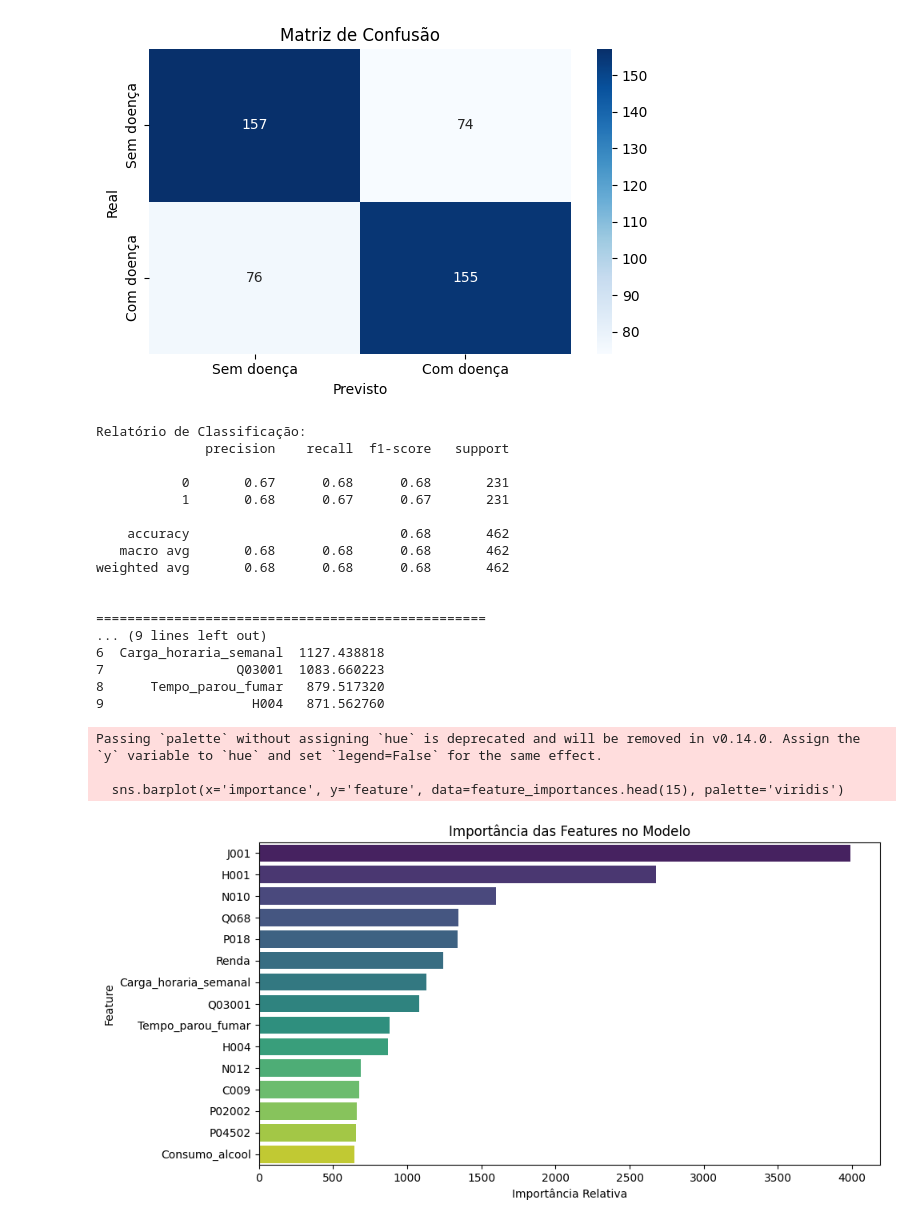
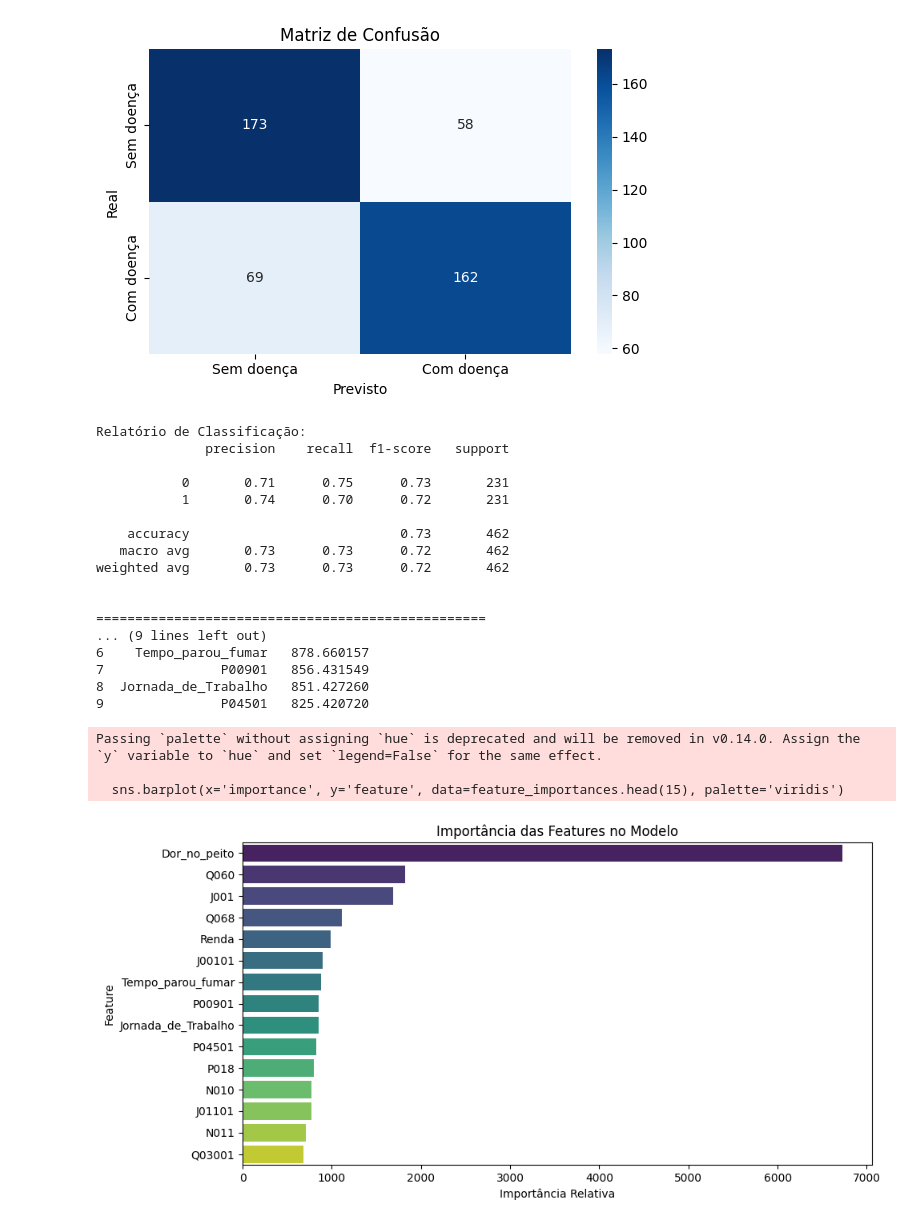
Before and after one commit to lay127/AM_DoencasCardiacas, a Jupyter notebook: AutoML/pre treinado.ipynb, the cells around one changed output. Saved outputs shown, nothing was run; the diff lists cells and outputs as text; code cells hidden in the pictures.

```diff
--- a/AutoML/pre treinado.ipynb
+++ b/AutoML/pre treinado.ipynb
@@ -19,7 +19,7 @@ print("="*50)
 
 # Carregar dataset PNS
 print("\nCarregando dataset PNS...")
-data = pd.read_csv('../Bases/Criados/6.1_base_final.csv')
+data = pd.read_csv('../Bases/Criados/5.1_base_reduzida.csv')
 
 data = data.drop('C008', axis=1)
 data = data.drop('Q00201', axis=1)
@@ -293,7 +332,7 @@ print("="*50)
 print("1. CARREGANDO E PREPARANDO OS DADOS")
 print("="*50)
 
-data = pd.read_csv('../Bases/Criados/6.1_base_final.csv')
+data = pd.read_csv('../Bases/Criados/5.1_base_reduzida.csv')
 
 # Remover colunas irrelevantes
 data = data.drop(['C008', 'Q00201', 'V0001'], axis=1)
@@ -471,22 +510,22 @@ Acurácia: 0.6753
-[figure, old version]
+[figure, new version]
 Relatório de Classificação:
               precision    recall  f1-score   support
 
-           0       0.67      0.68      0.68       231
-           1       0.68      0.67      0.67       231
+           0       0.71      0.75      0.73       231
+           1       0.74      0.70      0.72       231
 
-    accuracy                           0.68       462
-   macro avg       0.68      0.68      0.68       462
-weighted avg       0.68      0.68      0.68       462
+    accuracy                           0.73       462
+   macro avg       0.73      0.73      0.72       462
+weighted avg       0.73      0.73      0.72       462
 
 
 ==================================================
 ... (9 lines left out)
-6  Carga_horaria_semanal  1127.438818
-7                 Q03001  1083.660223
-8      Tempo_parou_fumar   879.517320
-9                   H004   871.562760
+6    Tempo_parou_fumar   878.660157
+7               P00901   856.431549
+8  Jornada_de_Trabalho   851.427260
+9               P04501   825.420720
 Passing `palette` without assigning `hue` is deprecated and will be removed in v0.14.0. Assign the `y` variable to `hue` and set `legend=False` for the same effect.
 
   sns.barplot(x='importance', y='feature', data=feature_importances.head(15), palette='viridis')
-[figure, old version]
+[figure, new version]
```
Also changed, not shown: parts of 4 cells of this notebook, 1 other file.
